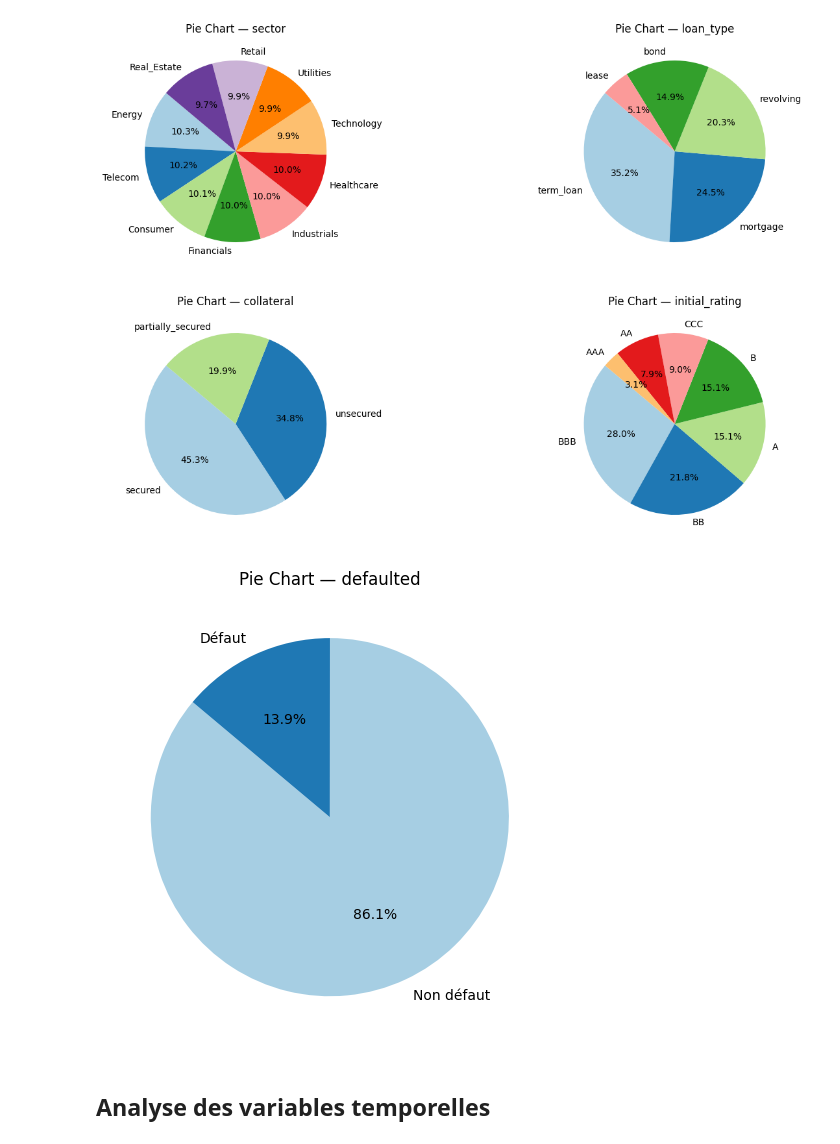
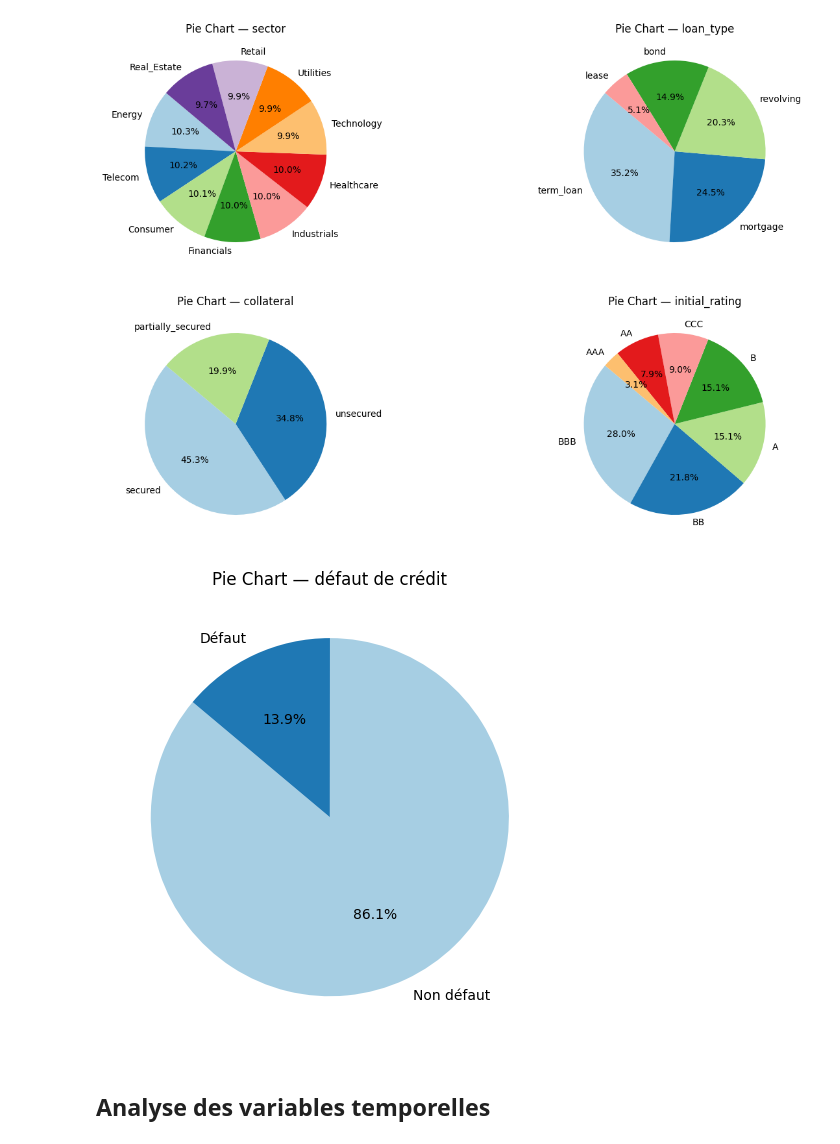
Before and after one commit to NajimDja/Analyse-risque-credit, a Jupyter notebook: analyse_credit.ipynb, the cells around one changed output. Saved outputs shown, nothing was run; the diff lists cells and outputs as text; code cells hidden in the pictures.

```diff
--- a/analyse_credit.ipynb
+++ b/analyse_credit.ipynb
@@ -246,11 +248,14 @@ dv.plot_pie(df_loans, columns=['sector', 'loan_type', 'collateral', 'initial_rat
 [figure]
 # %%
 # Variable d'intérêt 'defaulted' (y, ce que l'on va prédire)
-default = df_loans[['defaulted']]
-default['defaulted'] = default['defaulted'].map({0 : 'Non défaut', 1 : 'Défaut'})
-dv.plot_pie(default, columns=['defaulted'])
+default_credit = dt.col_mapping(
+    df_loans[['defaulted']],
+    col_to_map='defaulted',
+    new_col_name='défaut de crédit',
+    mapper={0 : 'Non défaut', 1 : 'Défaut'})
+dv.plot_pie(default_credit, columns=['défaut de crédit'])
 # %% [output]
-[figure, old version]
+[figure, new version]
 # %% [markdown]
 ## **Analyse des variables temporelles**
 # %%
```
Also changed, not shown: parts of 12 cells of this notebook, 3 other files.
